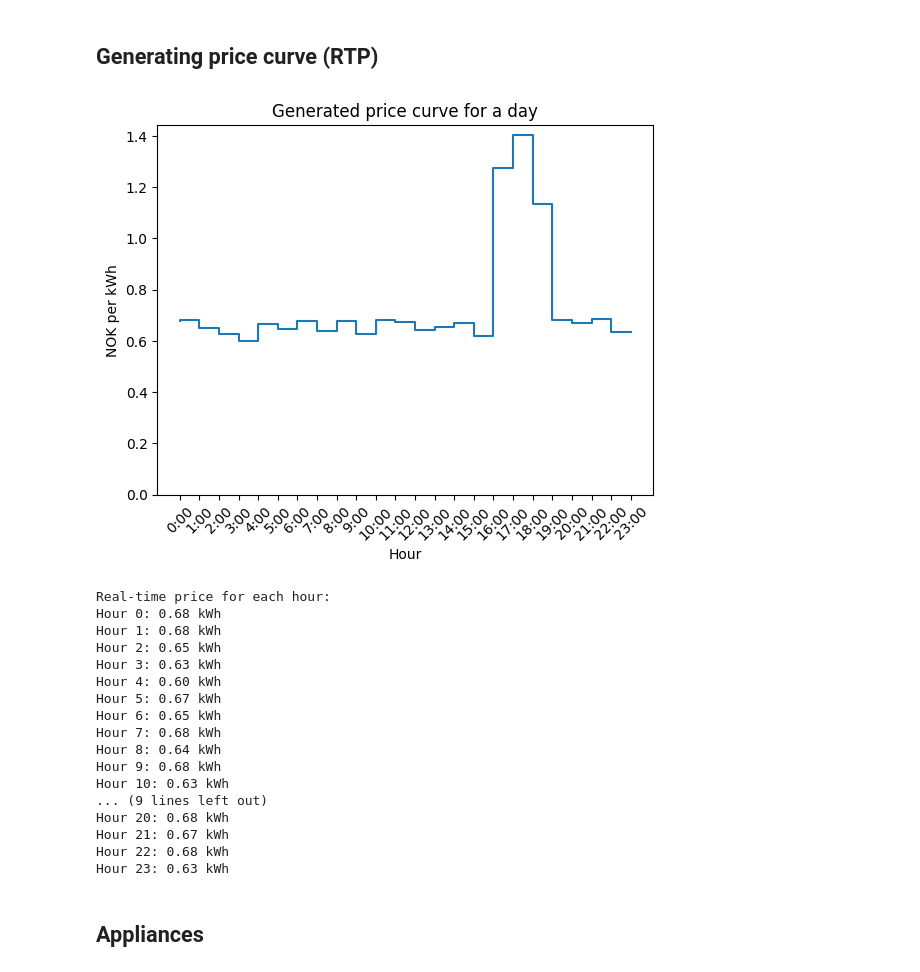
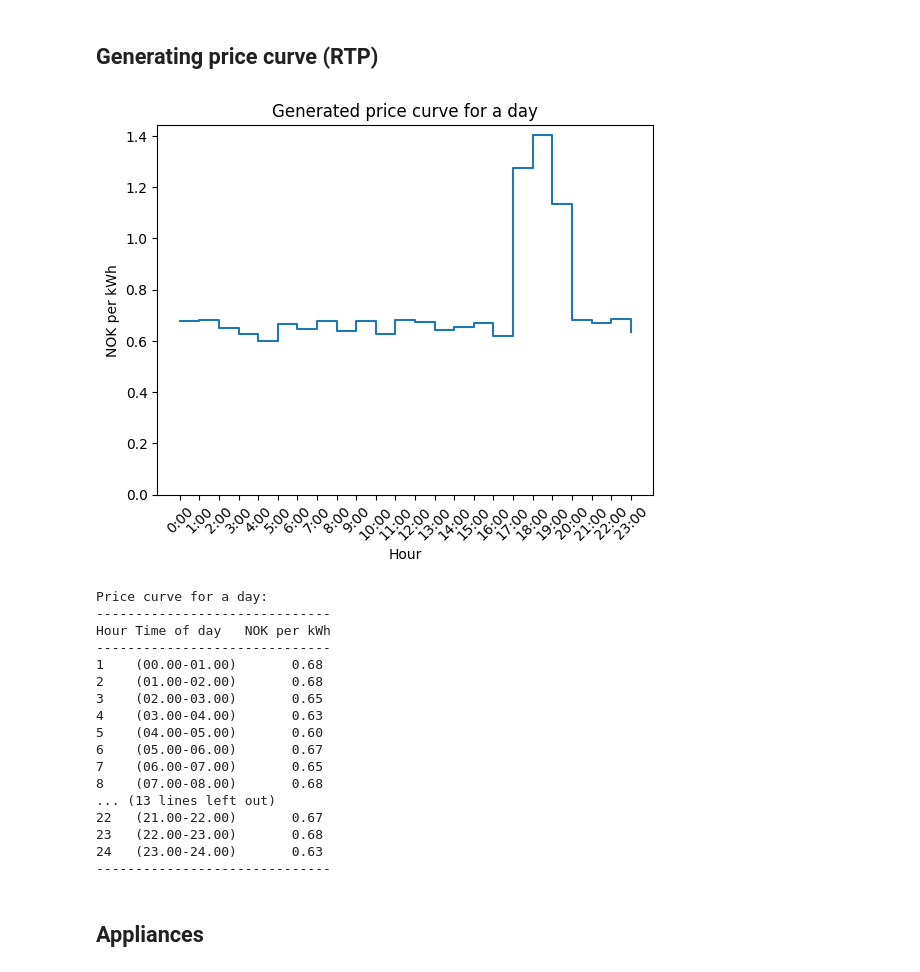
Before and after one commit to aishanbianshan/IN5410_a1, a Jupyter notebook: assignment1.ipynb, the cells around one changed output. Drawn from its saved outputs; the diff is of its cells as text; code cells hidden in the pictures.

Commit message:
fixed plots and formatted print

```diff
--- a/assignment1.ipynb
+++ b/assignment1.ipynb
@@ -132,30 +173,29 @@ def generate_price_curve_RTP(peak_hours: list) -> list:
     ]
 
     return price_curve
-# %%
-plot_price_curve(generate_price_curve_RTP(peak_hours))
-print(f"Real-time price for each hour:")
-for hour, price in enumerate(generate_price_curve_RTP(peak_hours)):
-    print(f"Hour {hour}: {price:.2f} kWh")
-# %% [output]
-[figure, removed]
-Real-time price for each hour:
-Hour 0: 0.68 kWh
-Hour 1: 0.68 kWh
-Hour 2: 0.65 kWh
-Hour 3: 0.63 kWh
-Hour 4: 0.60 kWh
-Hour 5: 0.67 kWh
-Hour 6: 0.65 kWh
-Hour 7: 0.68 kWh
-Hour 8: 0.64 kWh
-Hour 9: 0.68 kWh
-Hour 10: 0.63 kWh
-... (9 lines left out)
-Hour 20: 0.68 kWh
-Hour 21: 0.67 kWh
-Hour 22: 0.68 kWh
-Hour 23: 0.63 kWh
+# %%
+costs = generate_price_curve_RTP(peak_hours)
+plot_price_curve(costs)
+print_price_curve(costs)
+# %% [output]
+[figure, added]
+Price curve for a day:
+------------------------------
+Hour Time of day   NOK per kWh
+------------------------------
+1    (00.00-01.00)       0.68
+2    (01.00-02.00)       0.68
+3    (02.00-03.00)       0.65
+4    (03.00-04.00)       0.63
+5    (04.00-05.00)       0.60
+6    (05.00-06.00)       0.67
+7    (06.00-07.00)       0.65
+8    (07.00-08.00)       0.68
+... (13 lines left out)
+22   (21.00-22.00)       0.67
+23   (22.00-23.00)       0.68
+24   (23.00-24.00)       0.63
+------------------------------
 # %% [markdown]
 ## Appliances
 # %%
```
Also changed, not shown: parts of 20 cells of this notebook.
